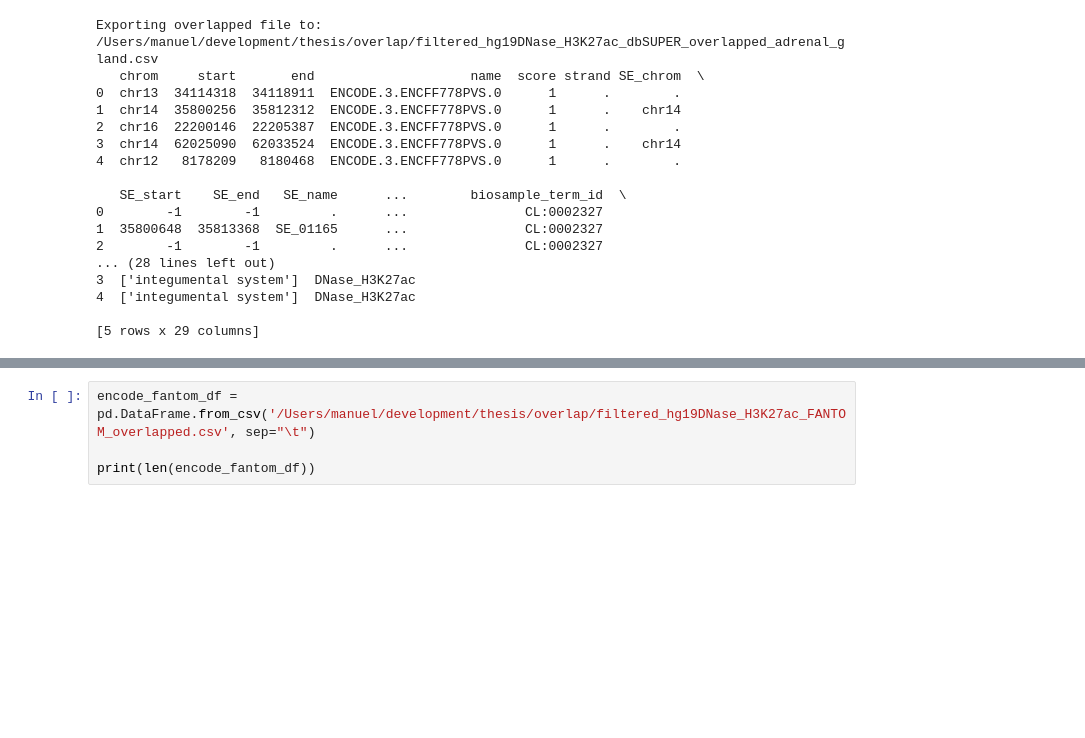
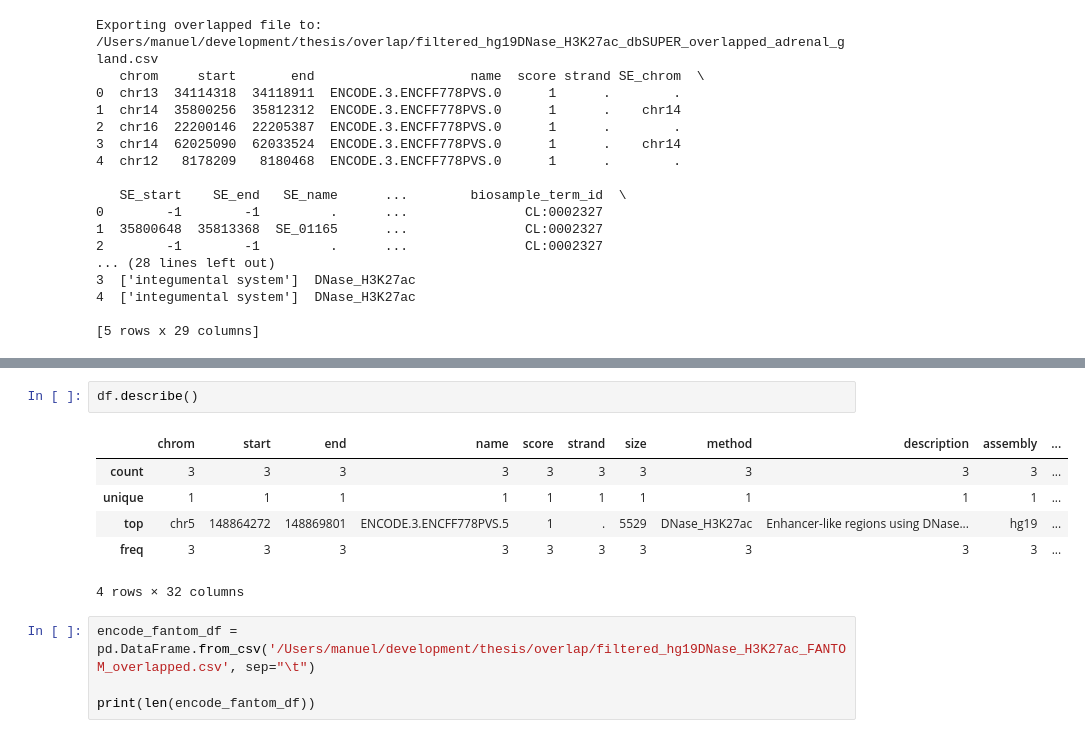
Before and after one commit to mvanzetti/thesis, a Jupyter notebook: notebooks/Encode overlapper analysis.ipynb, the cells around one changed output, grey strips where cells are left out. Saved outputs shown, nothing was run; the diff lists cells and outputs as text; blank space fills up the shorter version.

```diff
--- a/notebooks/Encode overlapper analysis.ipynb
+++ b/notebooks/Encode overlapper analysis.ipynb
@@ -240,3 +252,12 @@ df.T
+# %%
+df.describe()
+# %% [output]
+|  | chrom | start | end | name | score | strand | size | method | description | assembly | ... |
+| count | 3 | 3 | 3 | 3 | 3 | 3 | 3 | 3 | 3 | 3 | ... |
+| unique | 1 | 1 | 1 | 1 | 1 | 1 | 1 | 1 | 1 | 1 | ... |
+| top | chr5 | 148864272 | 148869801 | ENCODE.3.ENCFF778PVS.5 | 1 | . | 5529 | DNase_H3K27ac | Enhancer-like regions using DNase... | hg19 | ... |
+| freq | 3 | 3 | 3 | 3 | 3 | 3 | 3 | 3 | 3 | 3 | ... |
+4 rows × 32 columns
 # %%
 encode_fantom_df = pd.DataFrame.from_csv('/Users/manuel/development/thesis/overlap/filtered_hg19DNase_H3K27ac_FANTOM_overlapped.csv', sep="\t")
 
```
Also changed, not shown: parts of 5 cells of this notebook, 8 other files.
